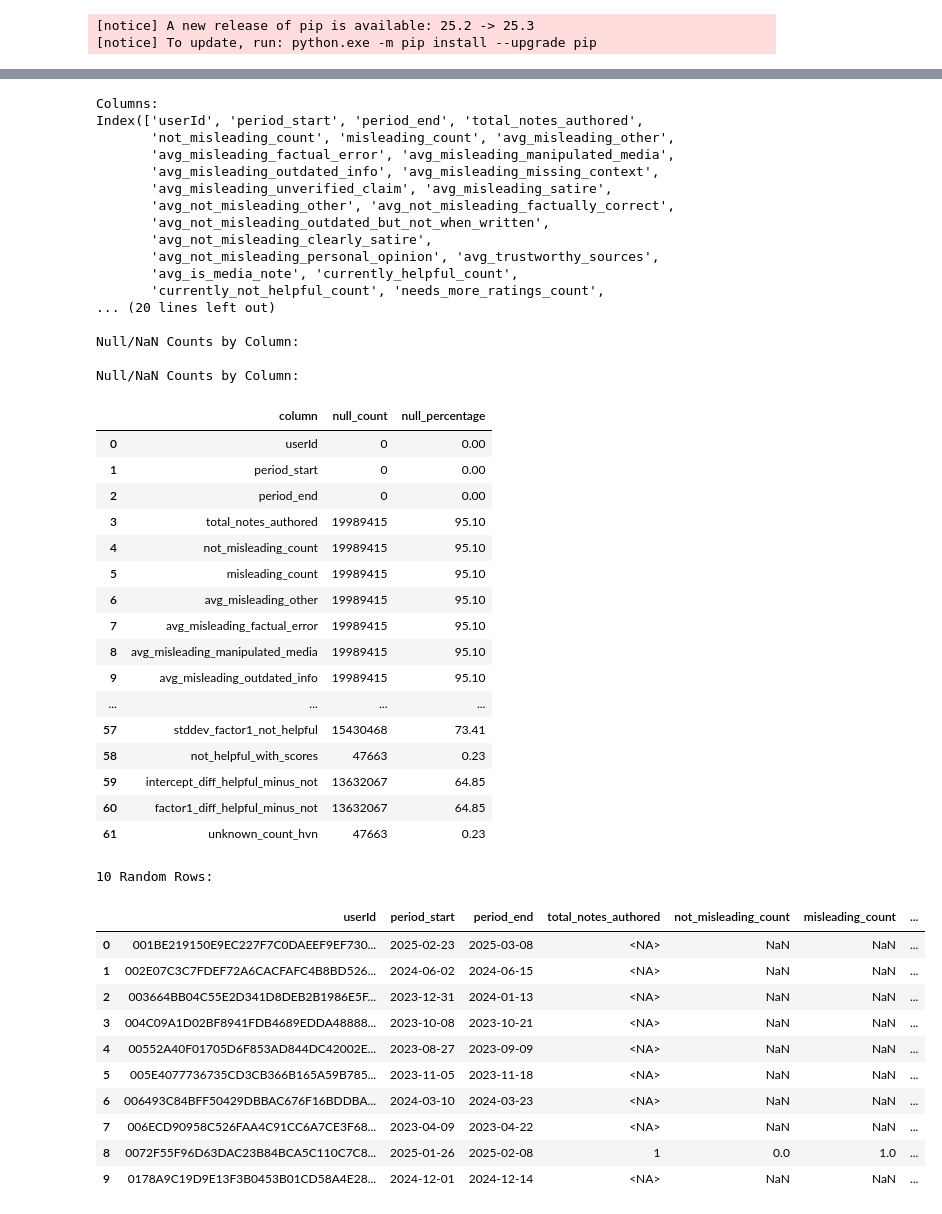
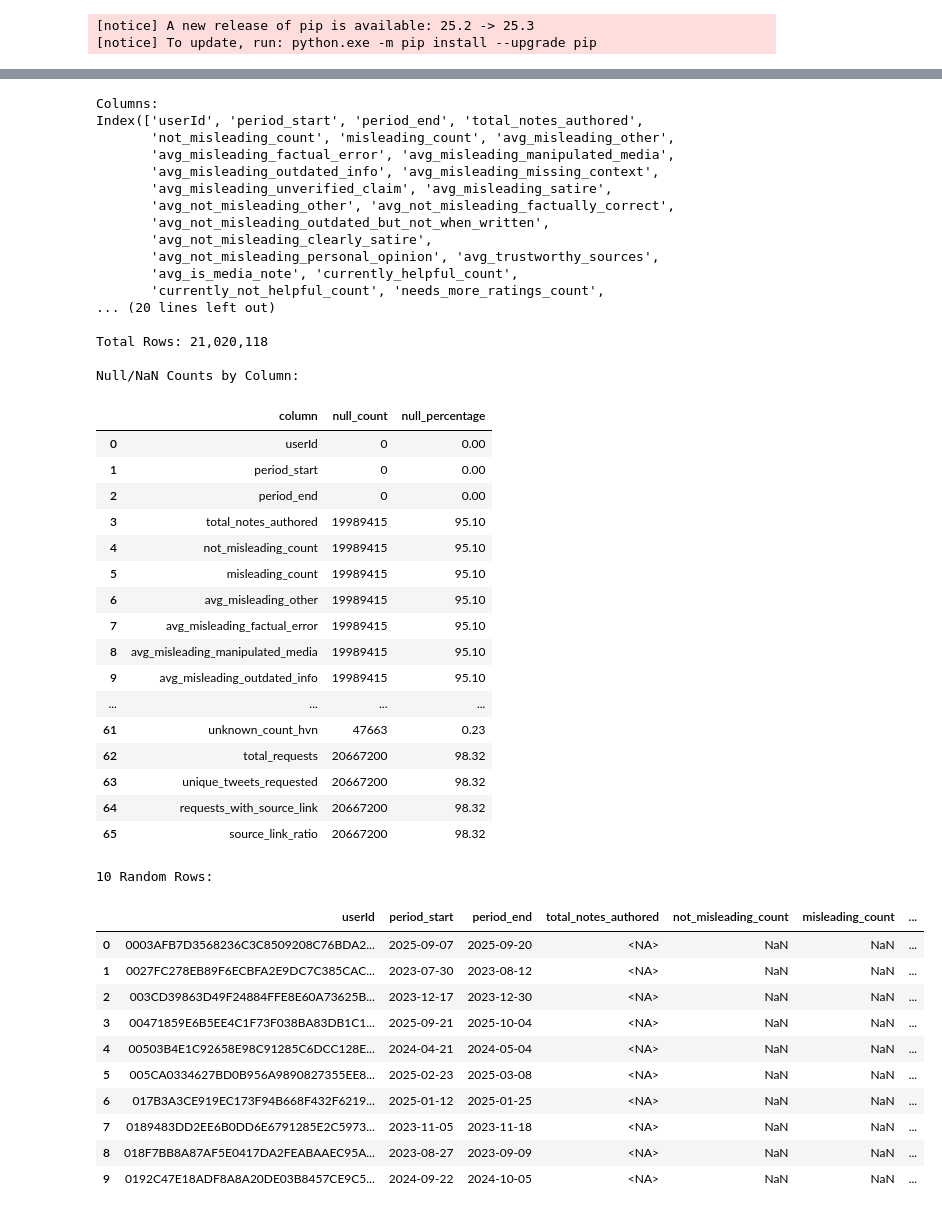
Before and after one commit to sacrom-wongbe/twitter-community-notes-user-time-series, a Jupyter notebook: tools/Data Reader.ipynb, the cells around one changed output, grey strips where cells are left out. Drawn from its saved outputs; the diff is of its cells as text; code cells hidden in the pictures.

```diff
--- a/tools/Data Reader.ipynb
+++ b/tools/Data Reader.ipynb
@@ -70,7 +70,7 @@ Total Rows in Dataset: 2,121,195
 import duckdb
 import pandas as pd
 
-path = r"C:\Users\wongb\twitter-community-notes-time-series\twitter-community-notes-user-time-series\aggregator\data\user_period_master_final.parquet"
+path = r"C:\Users\wongb\twitter-community-notes-time-series\twitter-community-notes-user-time-series\aggregator\data\user_period_master_complete.parquet"
 
 con = duckdb.connect()
 
@@ -125,45 +125,45 @@ Columns:
 Index(['userId', 'period_start', 'period_end', 'total_notes_authored',
        'not_misleading_count', 'misleading_count', 'avg_misleading_other',
        'avg_misleading_factual_error', 'avg_misleading_manipulated_media',
        'avg_misleading_outdated_info', 'avg_misleading_missing_context',
        'avg_misleading_unverified_claim', 'avg_misleading_satire',
        'avg_not_misleading_other', 'avg_not_misleading_factually_correct',
        'avg_not_misleading_outdated_but_not_when_written',
        'avg_not_misleading_clearly_satire',
        'avg_not_misleading_personal_opinion', 'avg_trustworthy_sources',
        'avg_is_media_note', 'currently_helpful_count',
        'currently_not_helpful_count', 'needs_more_ratings_count',
 ... (20 lines left out)
 
-Null/NaN Counts by Column:
+Total Rows: 21,020,118
 
 Null/NaN Counts by Column:
 |  | column | null_count | null_percentage |
 | 0 | userId | 0 | 0.00 |
 | 1 | period_start | 0 | 0.00 |
 | 2 | period_end | 0 | 0.00 |
 | 3 | total_notes_authored | 19989415 | 95.10 |
 | 4 | not_misleading_count | 19989415 | 95.10 |
 | 5 | misleading_count | 19989415 | 95.10 |
 | 6 | avg_misleading_other | 19989415 | 95.10 |
 | 7 | avg_misleading_factual_error | 19989415 | 95.10 |
 | 8 | avg_misleading_manipulated_media | 19989415 | 95.10 |
 | 9 | avg_misleading_outdated_info | 19989415 | 95.10 |
 | ... | ... | ... | ... |
-| 57 | stddev_factor1_not_helpful | 15430468 | 73.41 |
-| 58 | not_helpful_with_scores | 47663 | 0.23 |
-| 59 | intercept_diff_helpful_minus_not | 13632067 | 64.85 |
-| 60 | factor1_diff_helpful_minus_not | 13632067 | 64.85 |
 | 61 | unknown_count_hvn | 47663 | 0.23 |
+| 62 | total_requests | 20667200 | 98.32 |
+| 63 | unique_tweets_requested | 20667200 | 98.32 |
+| 64 | requests_with_source_link | 20667200 | 98.32 |
+| 65 | source_link_ratio | 20667200 | 98.32 |
 10 Random Rows:
 |  | userId | period_start | period_end | total_notes_authored | not_misleading_count | misleading_count | ... |
-| 0 | 001BE219150E9EC227F7C0DAEEF9EF730... | 2025-02-23 | 2025-03-08 | <NA> | NaN | NaN | ... |
-| 1 | 002E07C3C7FDEF72A6CACFAFC4B8BD526... | 2024-06-02 | 2024-06-15 | <NA> | NaN | NaN | ... |
-| 2 | 003664BB04C55E2D341D8DEB2B1986E5F... | 2023-12-31 | 2024-01-13 | <NA> | NaN | NaN | ... |
-| 3 | 004C09A1D02BF8941FDB4689EDDA48888... | 2023-10-08 | 2023-10-21 | <NA> | NaN | NaN | ... |
-| 4 | 00552A40F01705D6F853AD844DC42002E... | 2023-08-27 | 2023-09-09 | <NA> | NaN | NaN | ... |
-| 5 | 005E4077736735CD3CB366B165A59B785... | 2023-11-05 | 2023-11-18 | <NA> | NaN | NaN | ... |
-| 6 | 006493C84BFF50429DBBAC676F16BDDBA... | 2024-03-10 | 2024-03-23 | <NA> | NaN | NaN | ... |
-| 7 | 006ECD90958C526FAA4C91CC6A7CE3F68... | 2023-04-09 | 2023-04-22 | <NA> | NaN | NaN | ... |
-| 8 | 0072F55F96D63DAC23B84BCA5C110C7C8... | 2025-01-26 | 2025-02-08 | 1 | 0.0 | 1.0 | ... |
-| 9 | 0178A9C19D9E13F3B0453B01CD58A4E28... | 2024-12-01 | 2024-12-14 | <NA> | NaN | NaN | ... |
+| 0 | 0003AFB7D3568236C3C8509208C76BDA2... | 2025-09-07 | 2025-09-20 | <NA> | NaN | NaN | ... |
+| 1 | 0027FC278EB89F6ECBFA2E9DC7C385CAC... | 2023-07-30 | 2023-08-12 | <NA> | NaN | NaN | ... |
+| 2 | 003CD39863D49F24884FFE8E60A73625B... | 2023-12-17 | 2023-12-30 | <NA> | NaN | NaN | ... |
+| 3 | 00471859E6B5EE4C1F73F038BA83DB1C1... | 2025-09-21 | 2025-10-04 | <NA> | NaN | NaN | ... |
+| 4 | 00503B4E1C92658E98C91285C6DCC128E... | 2024-04-21 | 2024-05-04 | <NA> | NaN | NaN | ... |
+| 5 | 005CA0334627BD0B956A9890827355EE8... | 2025-02-23 | 2025-03-08 | <NA> | NaN | NaN | ... |
+| 6 | 017B3A3CE919EC173F94B668F432F6219... | 2025-01-12 | 2025-01-25 | <NA> | NaN | NaN | ... |
+| 7 | 0189483DD2EE6B0DD6E6791285E2C5973... | 2023-11-05 | 2023-11-18 | <NA> | NaN | NaN | ... |
+| 8 | 018F7BB8A87AF5E0417DA2FEABAAEC95A... | 2023-08-27 | 2023-09-09 | <NA> | NaN | NaN | ... |
+| 9 | 0192C47E18ADF8A8A20DE03B8457CE9C5... | 2024-09-22 | 2024-10-05 | <NA> | NaN | NaN | ... |
```
Also changed, not shown: 9 other files.
